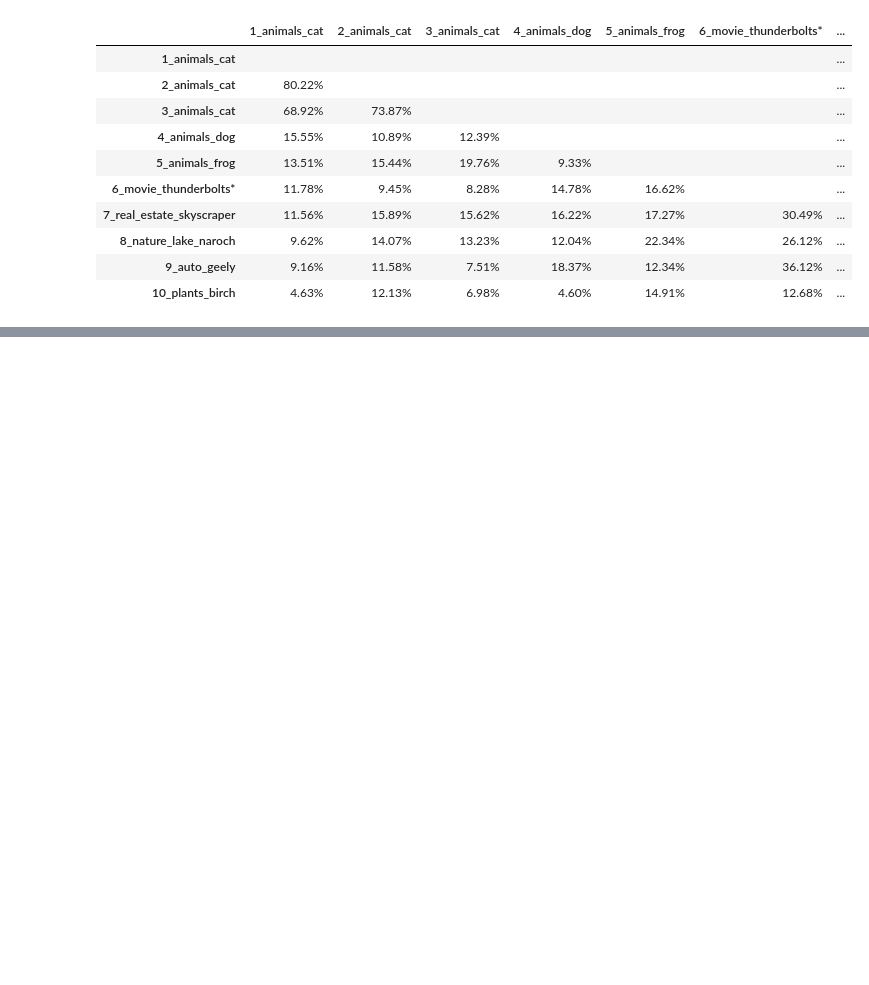
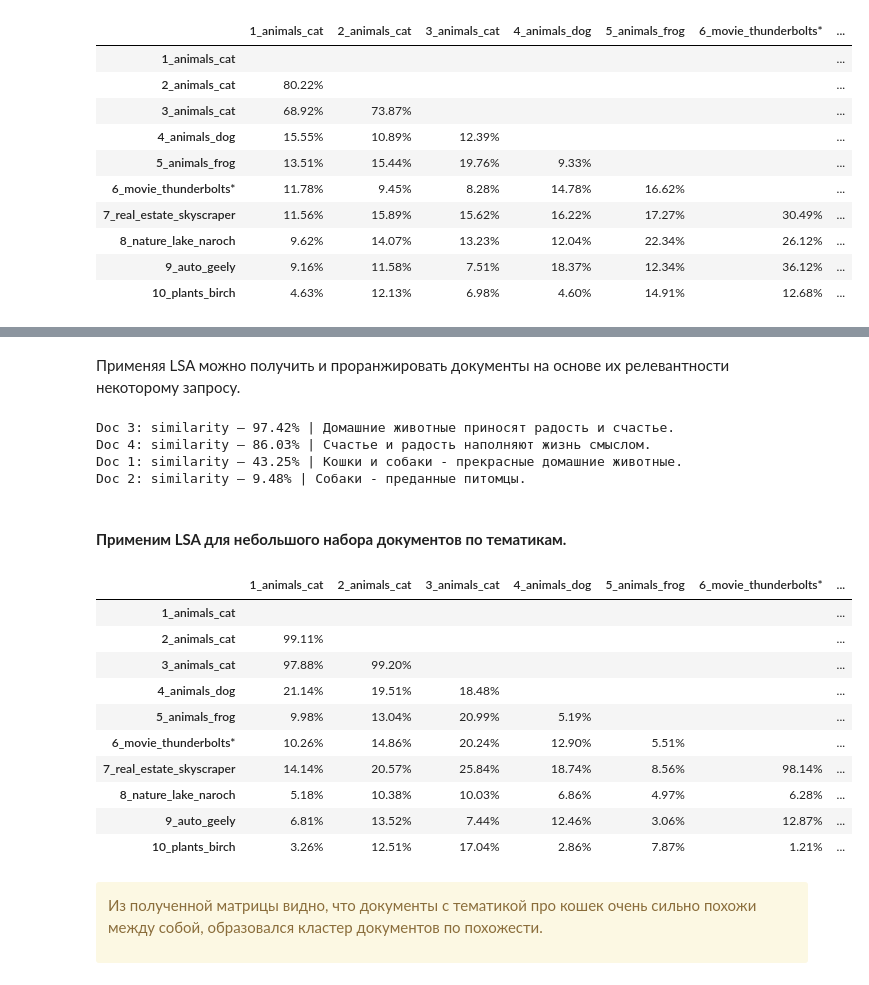
Before and after one commit to dmt-zh/nlp, a Jupyter notebook: Text Representation. Part 1.ipynb, the cells around one changed output, grey strips where cells are left out. Drawn from its saved outputs; the diff is of its cells as text; code cells hidden in the pictures; blank space fills up the shorter version.

```diff
--- a/Text Representation. Part 1.ipynb
+++ b/Text Representation. Part 1.ipynb
@@ -822,0 +902,78 @@ tf_idf_styled_similarity
+# %% [markdown]
+Применяя LSA можно получить и проранжировать документы на основе их релевантности некоторому запросу.
+# %%
+# Запрос
+query = 'Здоровые питомцы приносят счастье.'
+
+# Преобразуем запрос в вектор
+query_vector = doc_vectorizer.transform([query])
+
+# Формируем LSA матрицу
+query_lsa = svd.transform(query_vector)
+
+# Сравниваем запрос с документами по косинусному расстоянию
+similarities = cosine_similarity(query_lsa, lsa_matrix)
+
+# Отсортируем в порядке убывания по значимости
+doc_indices = np.argsort(similarities[0])[::-1]
+
+for idx in doc_indices:
+ print(f'Doc {idx + 1}: similarity — {similarities[0][idx]:.2%} | {docs[idx]}')
+# %% [output]
+Doc 3: similarity — 97.42% | Домашние животные приносят радость и счастье.
+Doc 4: similarity — 86.03% | Счастье и радость наполняют жизнь смыслом.
+Doc 1: similarity — 43.25% | Кошки и собаки - прекрасные домашние животные.
+Doc 2: similarity — 9.48% | Собаки - преданные питомцы.
+# %% [markdown]
+<br>
+
+**Применим LSA для небольшого набора документов по тематикам.**
+# %%
+doc_files_vectorizer = CountVectorizer(
+    input='filename',
+    strip_accents='unicode',
+    lowercase=True,
+    tokenizer=ru_tokenizer,
+    analyzer='word',
+    max_features=1000,
+    binary=False,
+)
+doc_files_vectors = doc_files_vectorizer.fit_transform(doc_files)
+
+lsa_model = TruncatedSVD(n_components=7, random_state=42)
+lsa_docs_matrix = lsa_model.fit_transform(doc_files_vectors)
+# %%
+docs_similarities = cosine_similarity(lsa_docs_matrix)
+
+lsa_similarity_df = pd.DataFrame(
+    docs_similarities,
+    columns=doc_subject_names,
+    index=doc_subject_names,
+)
+
+lsa_matrix_similarity = lsa_similarity_df.where(
+    np.tril(np.ones(tf_idf_similarity_df.shape), k=-1).astype(np.bool)
+)
+lsa_styled_similarity = (lsa_matrix_similarity
+    .style
+    .background_gradient(cmap='cividis')
+    .highlight_null('white')
+    .format("{:.2%}", na_rep="")
+)
+lsa_styled_similarity
+# %% [output]
+|  | 1_animals_cat | 2_animals_cat | 3_animals_cat | 4_animals_dog | 5_animals_frog | 6_movie_thunderbolts* | ... |
+| 1_animals_cat |  |  |  |  |  |  | ... |
+| 2_animals_cat | 99.11% |  |  |  |  |  | ... |
+| 3_animals_cat | 97.88% | 99.20% |  |  |  |  | ... |
+| 4_animals_dog | 21.14% | 19.51% | 18.48% |  |  |  | ... |
+| 5_animals_frog | 9.98% | 13.04% | 20.99% | 5.19% |  |  | ... |
+| 6_movie_thunderbolts* | 10.26% | 14.86% | 20.24% | 12.90% | 5.51% |  | ... |
+| 7_real_estate_skyscraper | 14.14% | 20.57% | 25.84% | 18.74% | 8.56% | 98.14% | ... |
+| 8_nature_lake_naroch | 5.18% | 10.38% | 10.03% | 6.86% | 4.97% | 6.28% | ... |
+| 9_auto_geely | 6.81% | 13.52% | 7.44% | 12.46% | 3.06% | 12.87% | ... |
+| 10_plants_birch | 3.26% | 12.51% | 17.04% | 2.86% | 7.87% | 1.21% | ... |
+# %% [markdown]
+<div class="alert alert-warning">
+
+Из полученной матрицы видно, что документы с тематикой про кошек очень сильно похожи между собой, образовался кластер документов по похожести.
```
Also changed, not shown: parts of 6 cells of this notebook, 2 other files.
